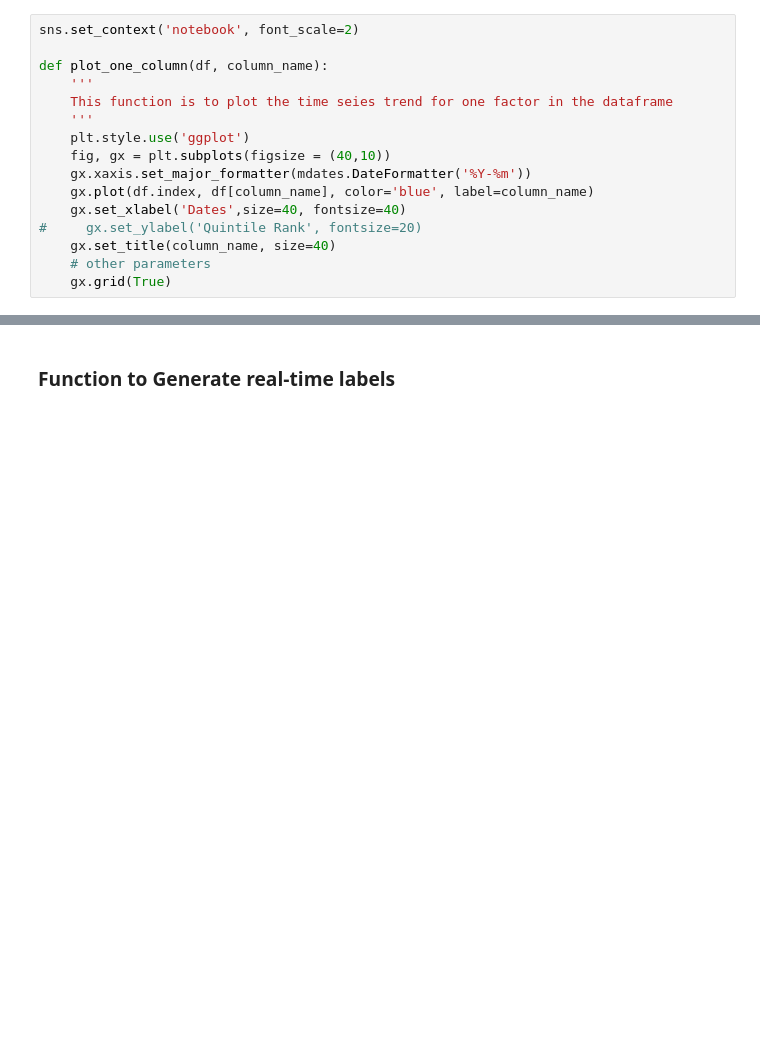
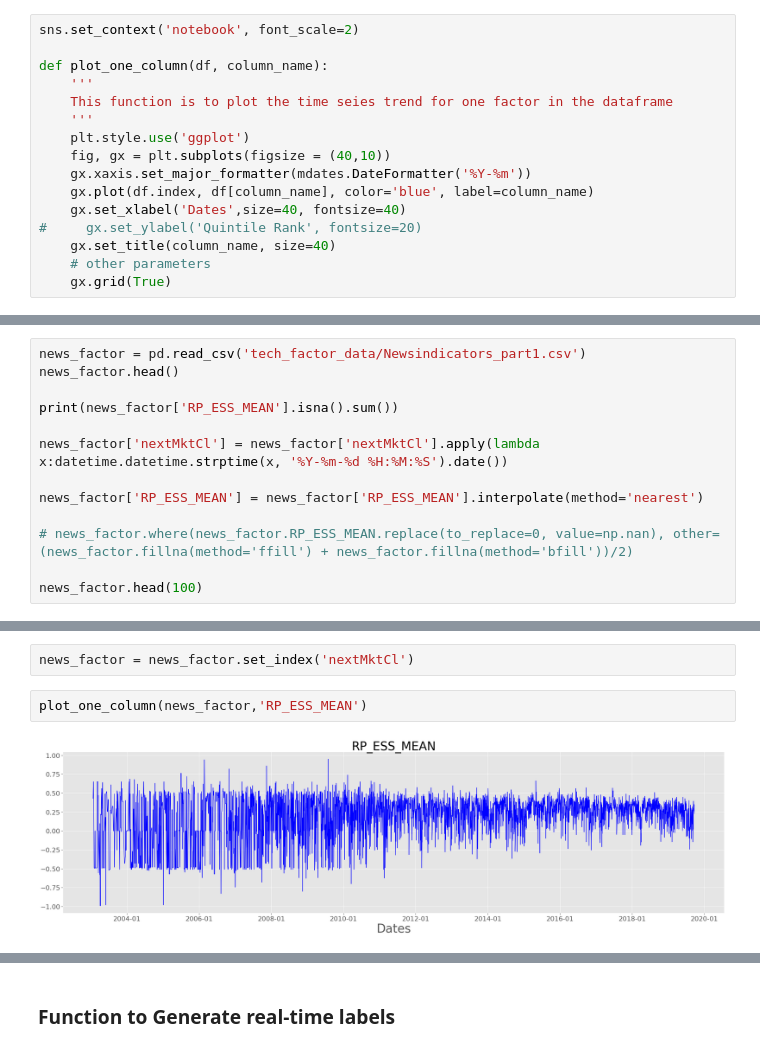
Before and after one commit to bondxue/FRE-7871-News-Analytics-and-Machine-Learning, a Jupyter notebook: News-Based-Trading-Strategy-Project/AMZN_NLPTest.ipynb, the cells around one changed output, grey strips where cells are left out. Drawn from its saved outputs; the diff is of its cells as text; blank space fills up the shorter version.

```diff
--- a/News-Based-Trading-Strategy-Project/AMZN_NLPTest.ipynb
+++ b/News-Based-Trading-Strategy-Project/AMZN_NLPTest.ipynb
@@ -208,0 +215,13 @@ def plot_one_column(df, column_name):
+# %%
+news_factor = pd.read_csv('tech_factor_data/Newsindicators_part1.csv')
+news_factor.head()
+
+print(news_factor['RP_ESS_MEAN'].isna().sum())
+
+news_factor['nextMktCl'] = news_factor['nextMktCl'].apply(lambda x:datetime.datetime.strptime(x, '%Y-%m-%d %H:%M:%S').date())
+
+news_factor['RP_ESS_MEAN'] = news_factor['RP_ESS_MEAN'].interpolate(method='nearest')
+
+# news_factor.where(news_factor.RP_ESS_MEAN.replace(to_replace=0, value=np.nan), other=(news_factor.fillna(method='ffill') + news_factor.fillna(method='bfill'))/2)
+
+news_factor.head(100)
@@ -208,0 +248,6 @@ def plot_one_column(df, column_name):
+# %%
+news_factor = news_factor.set_index('nextMktCl')
+# %%
+plot_one_column(news_factor,'RP_ESS_MEAN')
+# %% [output]
+[figure, added]
```
Also changed, not shown: parts of 12 cells of this notebook.
